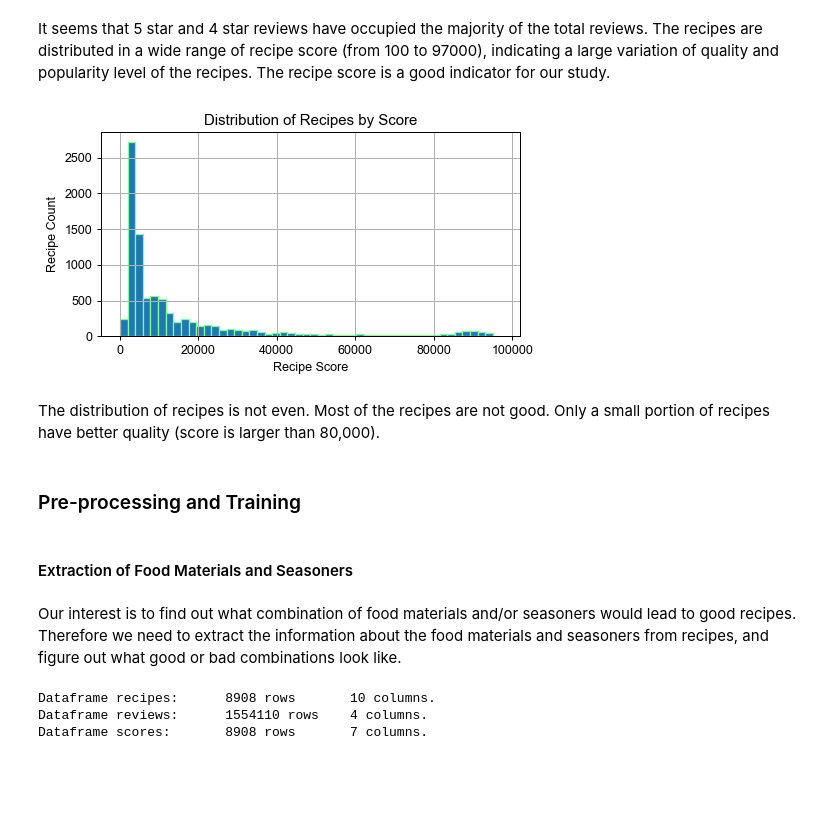
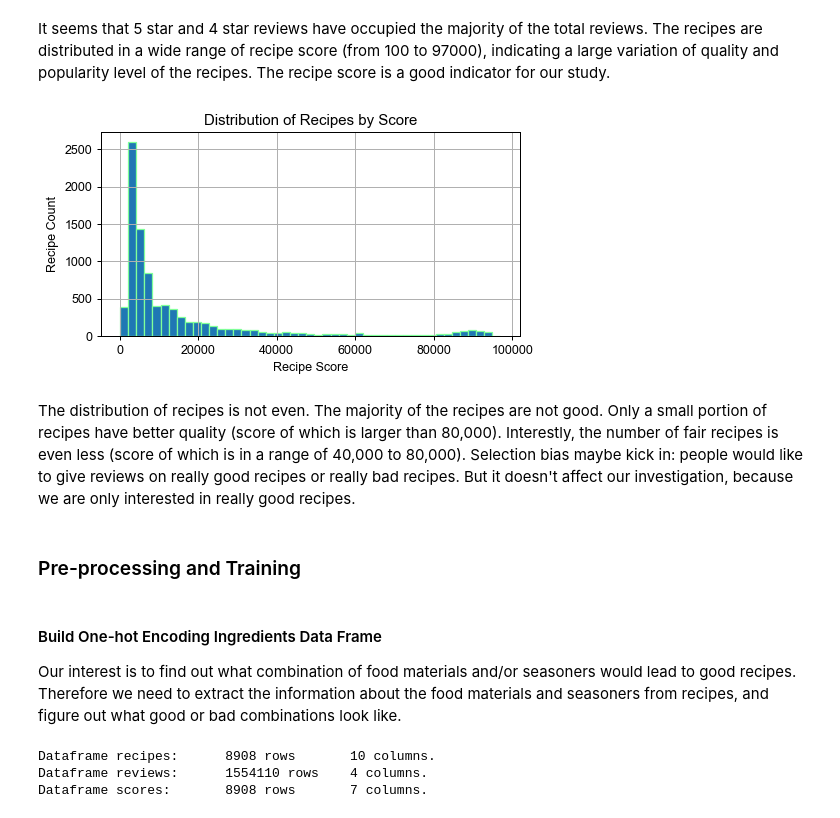
Before and after one commit to corrimare/recipe, a Jupyter notebook: notebooks/recipe.ipynb, the cells around one changed output. Drawn from its saved outputs; the diff is of its cells as text; code cells hidden in the pictures; blank space fills up the shorter version.

```diff
--- a/notebooks/recipe.ipynb
+++ b/notebooks/recipe.ipynb
@@ -516,17 +531,17 @@ It seems that 5 star and 4 star reviews have occupied the majority of the total
 # %%
 #################################################
 # Distribution of scores
 #################################################
 fig, ax=plt.subplots(1, 1, figsize=(6,3))
-recipe_score_data['Score'].hist(bins=50, edgecolor=(0.5, 1, 0.6))
+recipe_score_data['Score'].hist(bins=int(np.sqrt(len(recipe_score_data.index))/2), edgecolor=(0.5, 1, 0.6))
 ax.set_xlabel('Recipe Score')
 ax.set_ylabel('Recipe Count')
 ax.set_title('Distribution of Recipes by Score')
 plt.show()
 # %% [output]
-[figure, old version]
+[figure, new version]
 # %% [markdown]
-The distribution of recipes is not even. Most of the recipes are not good. Only a small portion of recipes have better quality (score is larger than 80,000).
+The distribution of recipes is not even. The majority of the recipes are not good. Only a small portion of recipes have better quality (score of which is larger than 80,000). Interestly, the number of fair recipes is even less (score of which is in a range of 40,000 to 80,000). Selection bias maybe kick in: people would like to give reviews on really good recipes or really bad recipes. But it doesn't affect our investigation, because we are only interested in really good recipes.
 # %%
 #################################################
 # Save the cleaned data
@@ -539,9 +554,9 @@ with open('..\\data\\processed\\scores.pkl', 'wb') as file:
     pickle.dump(recipe_score_data, file)
 # %% [markdown]
 ### Pre-processing and Training
-# %% [markdown]
-#### Extraction of Food Materials and Seasoners
 # %% [markdown]
+#### Build One-hot Encoding Ingredients Data Frame
+
 Our interest is to find out what combination of food materials and/or seasoners would lead to good recipes. Therefore we need to extract the information about the food materials and seasoners from recipes, and figure out what good or bad combinations look like.
 # %%
 ##################################################
```
Also changed, not shown: parts of 57 cells of this notebook.
